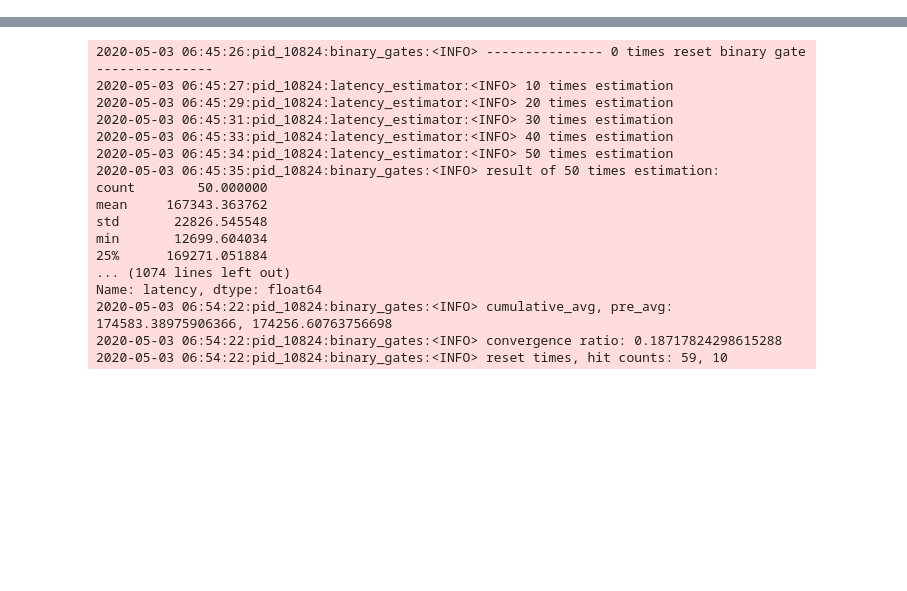
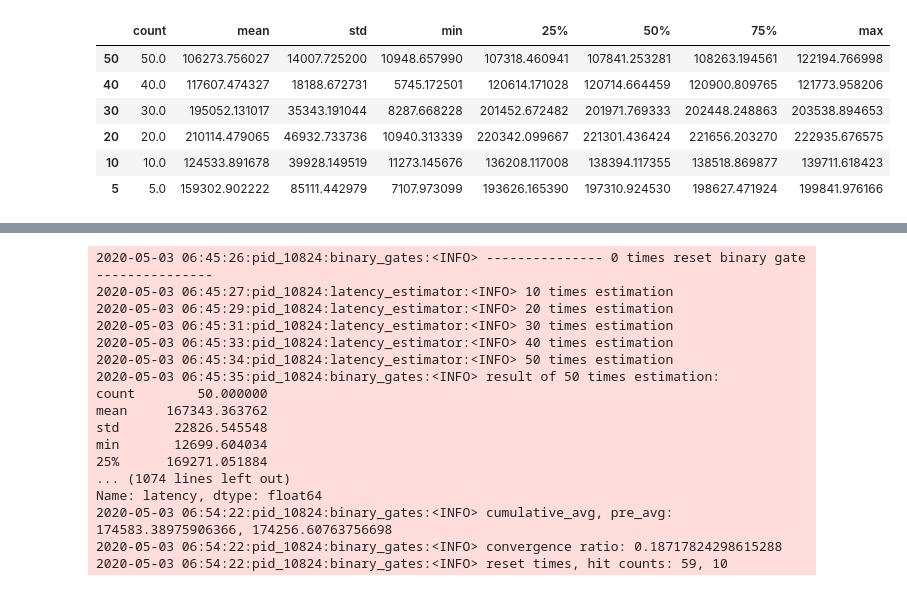
Before and after one commit to meowpunch/LENNA, a Jupyter notebook: NASR/latency_by_binary_gates.ipynb, the cells around one changed output, grey strips where cells are left out. Cells and saved outputs as stored; diff of their text form; code cells hidden in the pictures; blank space fills up the shorter version.

Commit message:
MEOW: find proper n_iter after reset binary gate

```diff
--- a/NASR/latency_by_binary_gates.ipynb
+++ b/NASR/latency_by_binary_gates.ipynb
@@ -12,0 +17,3 @@ Files already downloaded and verified
+# %%
+iter_list = [50,40,30,20,10,5]
+latency_list = list(map(lambda n: latency_binary_gate(le, n), iter_list))
@@ -12,0 +38,14 @@ Files already downloaded and verified
+# %%
+from functools import reduce
+describe = map(lambda x: x.describe().to_frame().T.rename(index={'latency': len(x)}), latency_list)
+combined = reduce(lambda x, y: pd.concat([x, y]), describe)
+# %%
+combined
+# %% [output]
+|  | count | mean | std | min | 25% | 50% | 75% | max |
+| 50 | 50.0 | 106273.756027 | 14007.725200 | 10948.657990 | 107318.460941 | 107841.253281 | 108263.194561 | 122194.766998 |
+| 40 | 40.0 | 117607.474327 | 18188.672731 | 5745.172501 | 120614.171028 | 120714.664459 | 120900.809765 | 121773.958206 |
+| 30 | 30.0 | 195052.131017 | 35343.191044 | 8287.668228 | 201452.672482 | 201971.769333 | 202448.248863 | 203538.894653 |
+| 20 | 20.0 | 210114.479065 | 46932.733736 | 10940.313339 | 220342.099667 | 221301.436424 | 221656.203270 | 222935.676575 |
+| 10 | 10.0 | 124533.891678 | 39928.149519 | 11273.145676 | 136208.117008 | 138394.117355 | 138518.869877 | 139711.618423 |
+| 5 | 5.0 | 159302.902222 | 85111.442979 | 7107.973099 | 193626.165390 | 197310.924530 | 198627.471924 | 199841.976166 |
```
Also changed, not shown: parts of 14 cells of this notebook.
